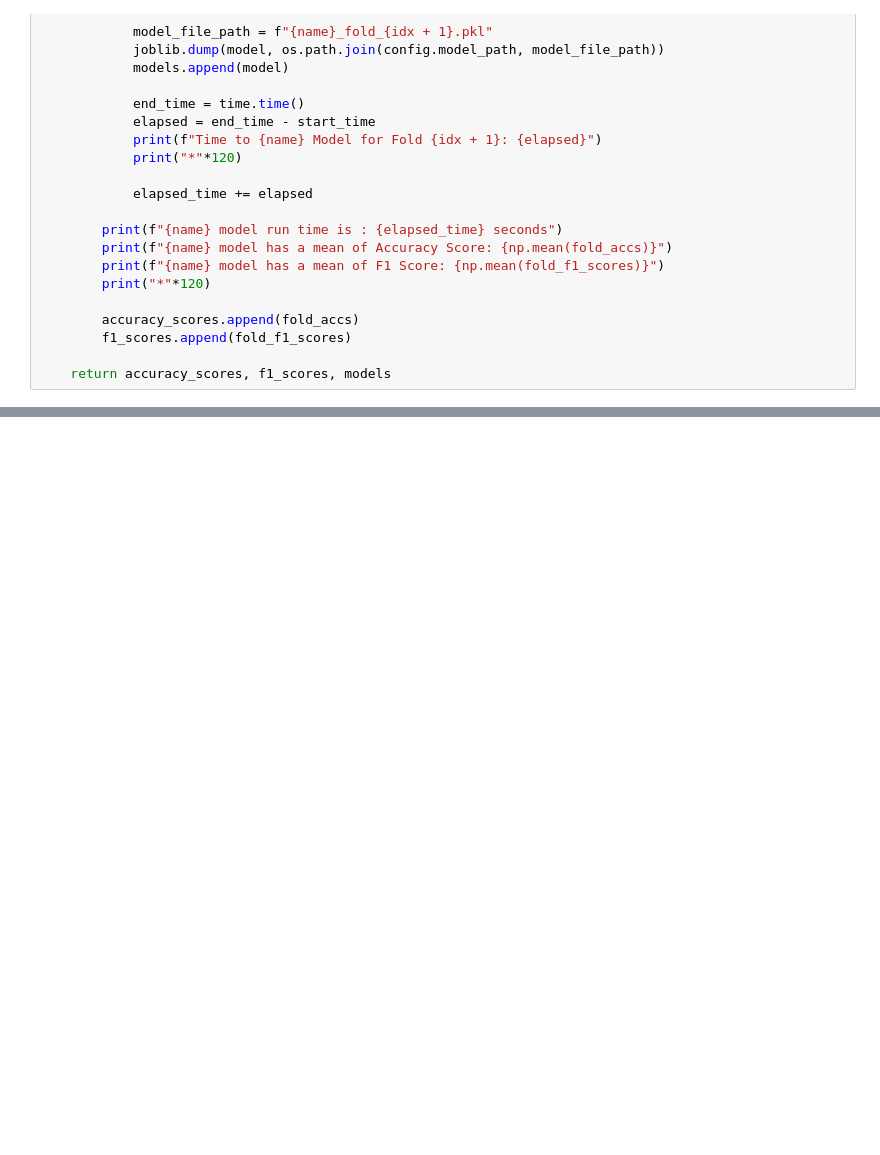
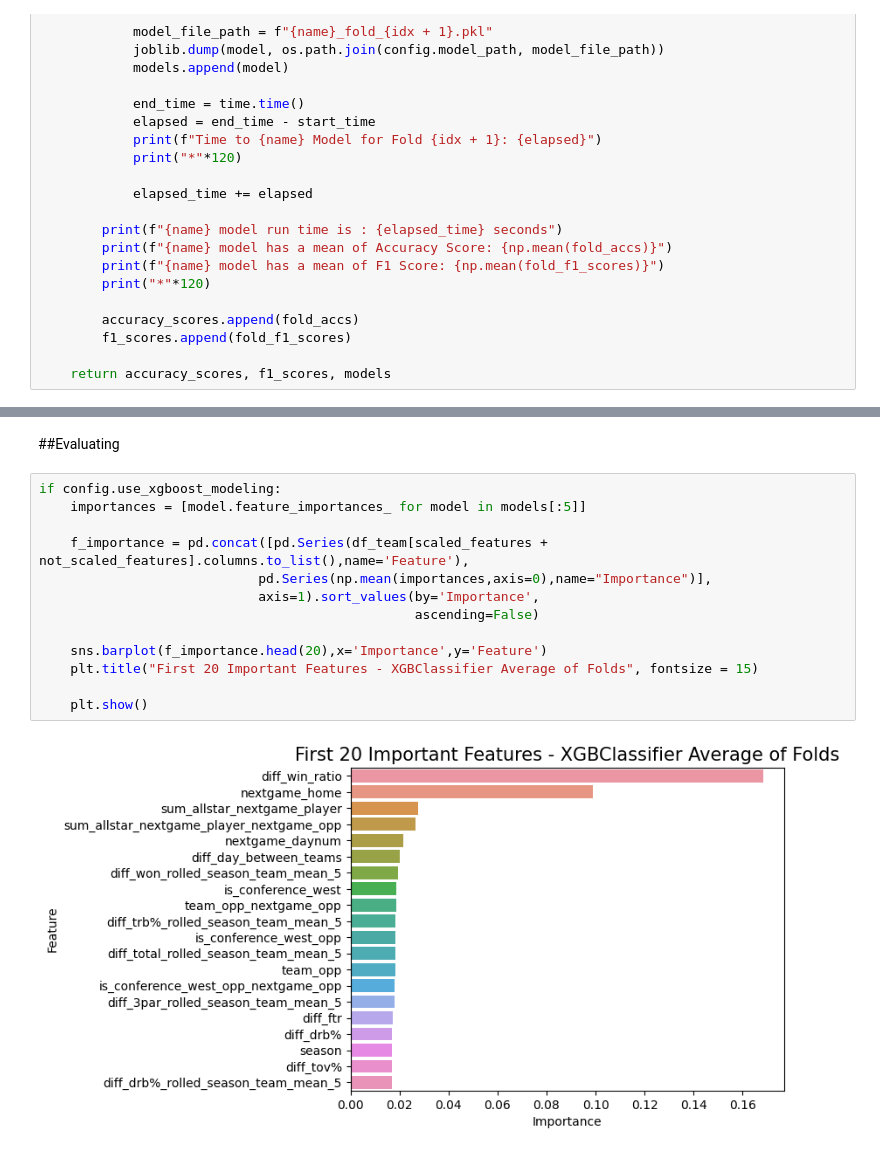
Before and after one commit to Mustafa-Er/Predict_NBA_Games, a Jupyter notebook: NBA_Data_Science_Works.ipynb, the cells around one changed output, grey strips where cells are left out. Cells and saved outputs as stored; diff of their text form; blank space fills up the shorter version.

```diff
--- a/NBA_Data_Science_Works.ipynb
+++ b/NBA_Data_Science_Works.ipynb
@@ -986,3 +985,20 @@ XGBClassifier model run time is : 54.125632762908936 seconds
 XGBClassifier model has a mean of Accuracy Score: 0.632692876145433
 XGBClassifier model has a mean of F1 Score: 0.632608698872621
 ************************************************************************************************************************
+# %% [markdown]
+##Evaluating
+# %%
+if config.use_xgboost_modeling:
+    importances = [model.feature_importances_ for model in models[:5]]
+
+    f_importance = pd.concat([pd.Series(df_team[scaled_features + not_scaled_features].columns.to_list(),name='Feature'),
+                            pd.Series(np.mean(importances,axis=0),name="Importance")],
+                            axis=1).sort_values(by='Importance',
+                                                ascending=False)
+
+    sns.barplot(f_importance.head(20),x='Importance',y='Feature')
+    plt.title("First 20 Important Features - XGBClassifier Average of Folds", fontsize = 15)
+
+    plt.show()
+# %% [output]
+[figure, added]
```
Also changed, not shown: parts of 3 cells of this notebook.
